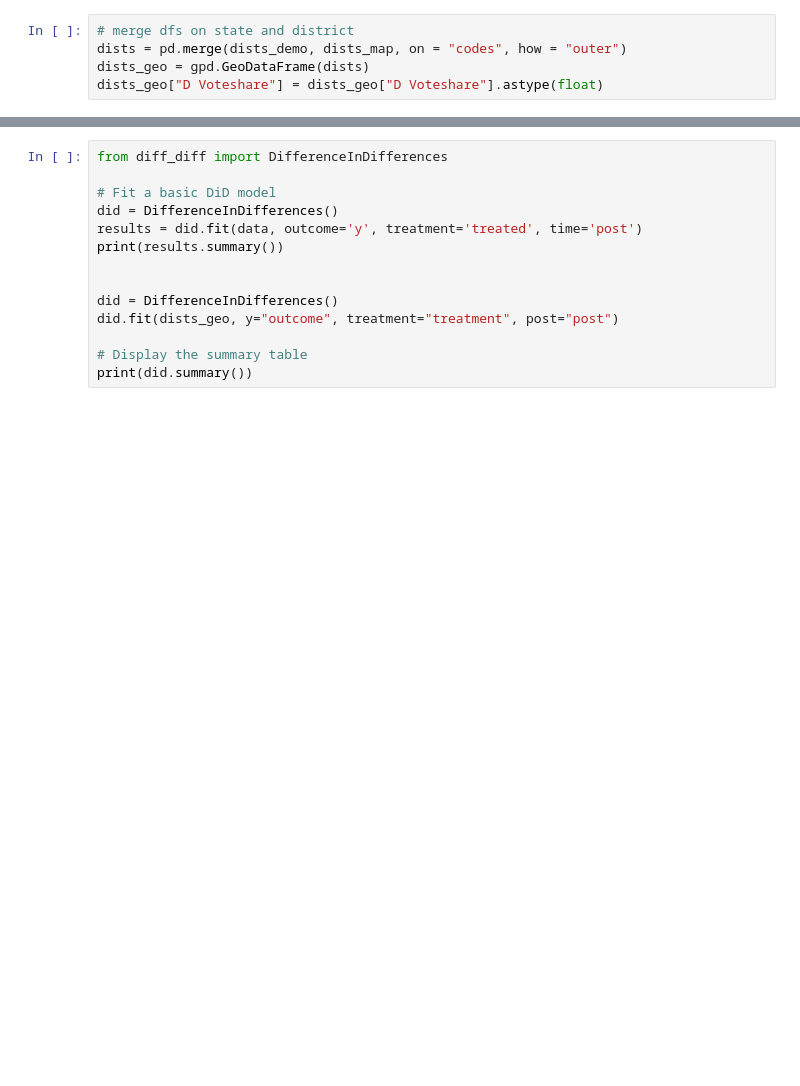
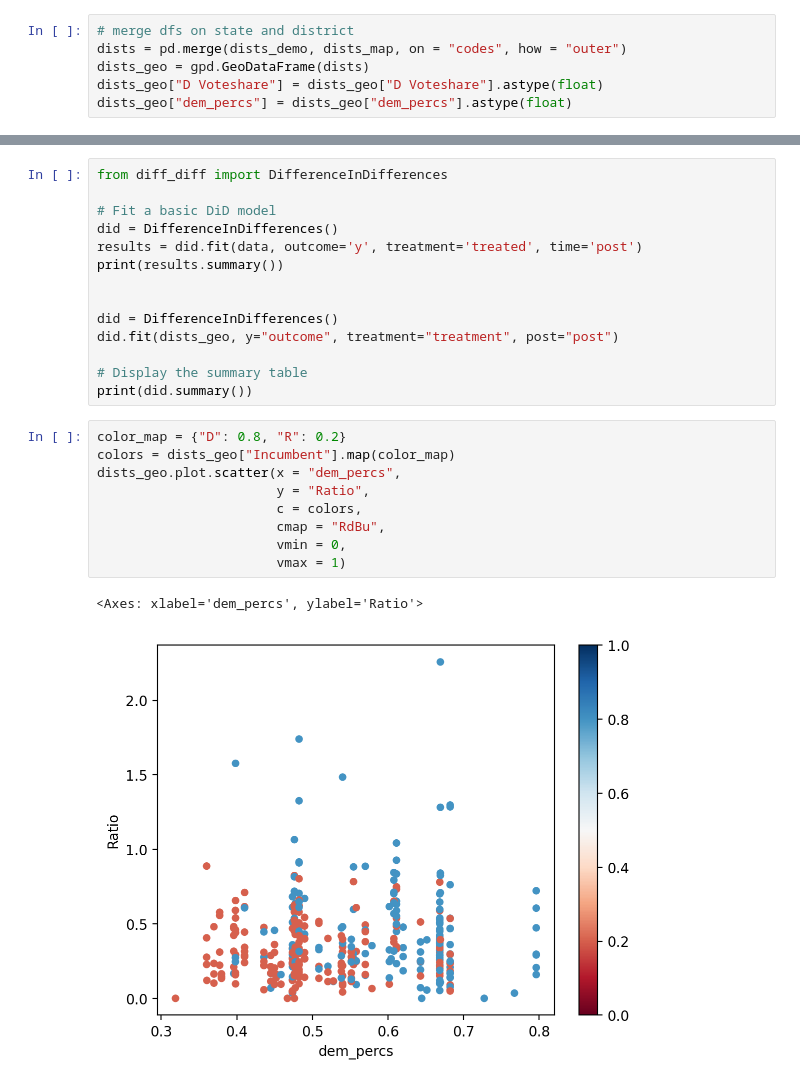
Before and after one commit to maia-pi/db_project, a Jupyter notebook: cong116.ipynb, the cells around one changed output, grey strips where cells are left out. Cells and saved outputs as stored; diff of their text form; blank space fills up the shorter version.

```diff
--- a/cong116.ipynb
+++ b/cong116.ipynb
@@ -112,3 +123,4 @@ dists_map["codes"] = dists_map["State"] + dists_map["District"]
 dists = pd.merge(dists_demo, dists_map, on = "codes", how = "outer")
 dists_geo = gpd.GeoDataFrame(dists)
 dists_geo["D Voteshare"] = dists_geo["D Voteshare"].astype(float)
+dists_geo["dem_percs"] = dists_geo["dem_percs"].astype(float)
@@ -297,3 +315,15 @@ did.fit(dists_geo, y="outcome", treatment="treatment", post="post")
 
 # Display the summary table
 print(did.summary())
+# %%
+color_map = {"D": 0.8, "R": 0.2}
+colors = dists_geo["Incumbent"].map(color_map)
+dists_geo.plot.scatter(x = "dem_percs",
+                       y = "Ratio",
+                       c = colors,
+                       cmap = "RdBu",
+                       vmin = 0,
+                       vmax = 1)
+# %% [output]
+<Axes: xlabel='dem_percs', ylabel='Ratio'>
+[figure, added]
```
Also changed, not shown: parts of 19 cells of this notebook.
